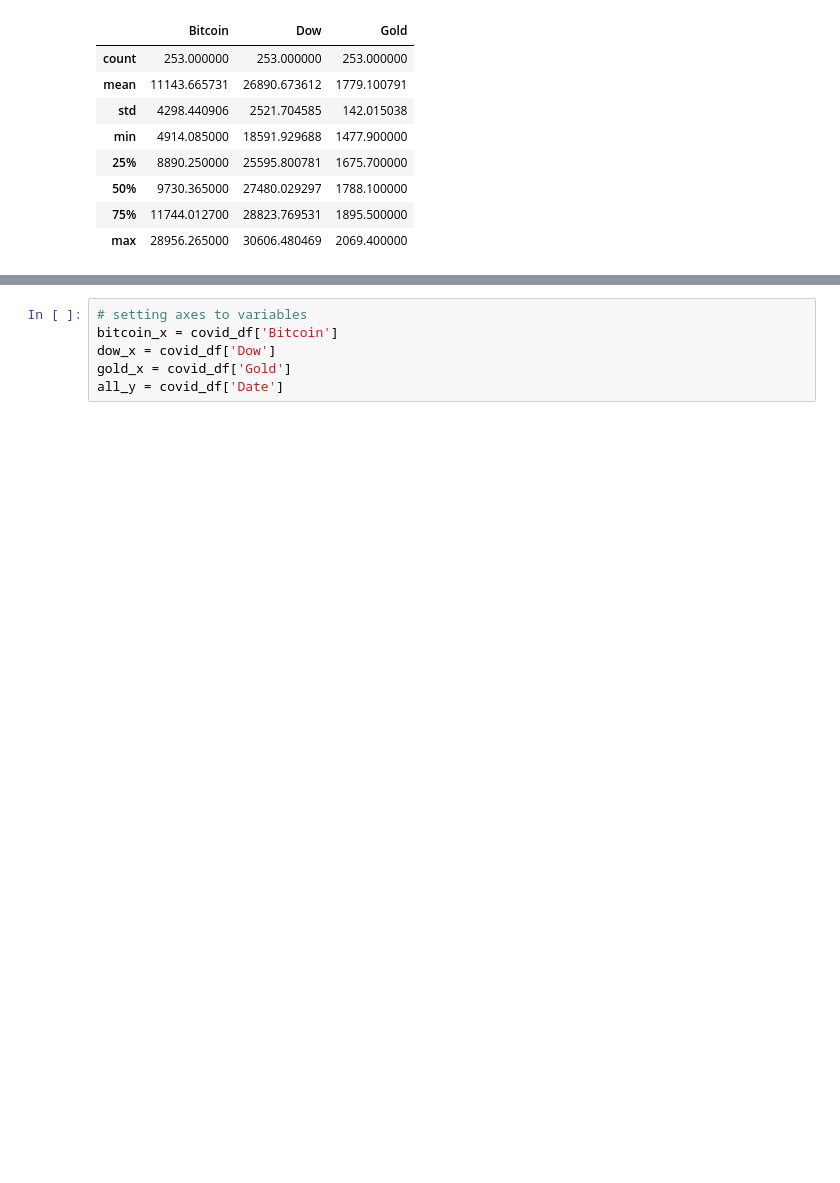
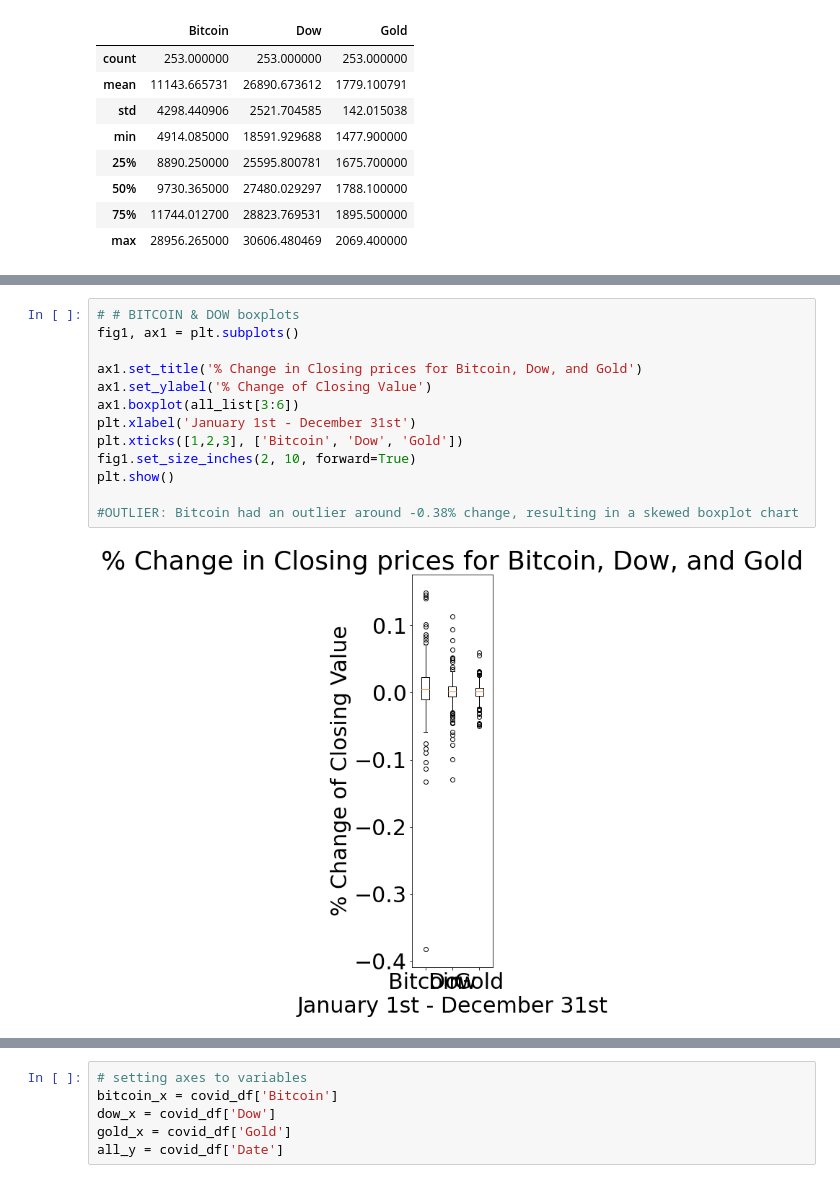
Before and after one commit to darrenr10/Project_1, a Jupyter notebook: project-nb.ipynb, the cells around one changed output, grey strips where cells are left out. Saved outputs shown, nothing was run; the diff lists cells and outputs as text; blank space fills up the shorter version.

```diff
--- a/project-nb.ipynb
+++ b/project-nb.ipynb
@@ -224,3 +243,18 @@ plt.show()
+# %%
+# # BITCOIN & DOW boxplots
+fig1, ax1 = plt.subplots()
+
+ax1.set_title('% Change in Closing prices for Bitcoin, Dow, and Gold')
+ax1.set_ylabel('% Change of Closing Value')
+ax1.boxplot(all_list[3:6])
+plt.xlabel('January 1st - December 31st')
+plt.xticks([1,2,3], ['Bitcoin', 'Dow', 'Gold'])
+fig1.set_size_inches(2, 10, forward=True)
+plt.show()
+
+#OUTLIER: Bitcoin had an outlier around -0.38% change, resulting in a skewed boxplot chart
+# %% [output]
+[figure, added]
 # %%
 #COVID SECTION: Look between dates 2020-02-28 through 2020-03-26 (Meredith)
 start_date = '2020-02-28'
```
Also changed, not shown: parts of 22 cells of this notebook, 1 other file.
